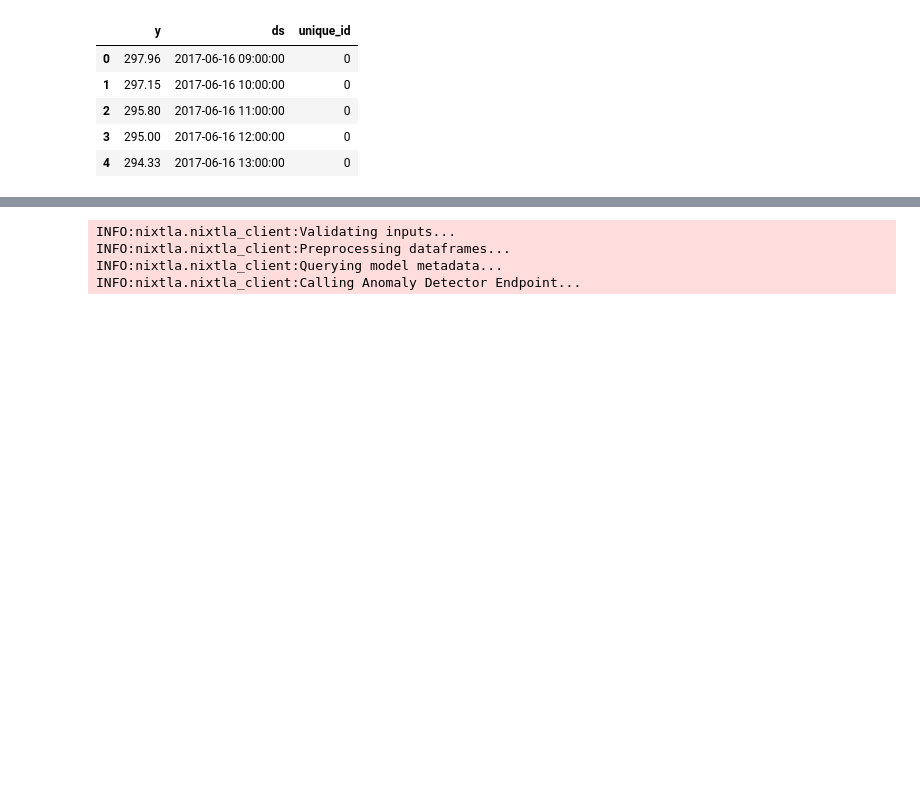
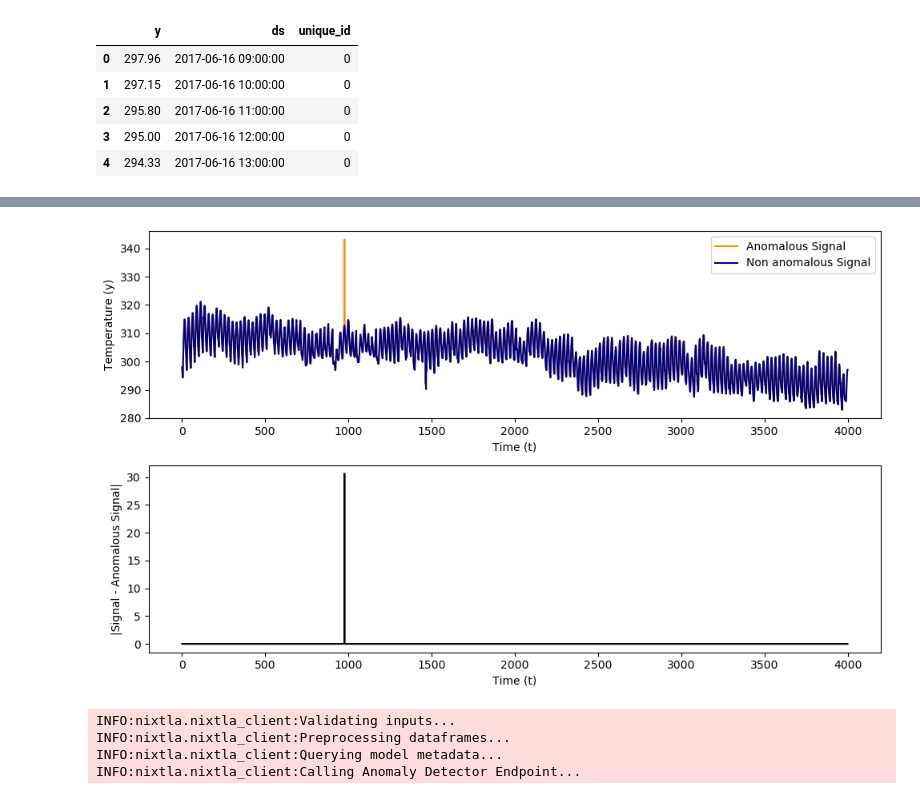
Before and after one commit to PieroPaialungaAI/AnomalyDetectionNixtla, a Jupyter notebook: temp.ipynb, the cells around one changed output, grey strips where cells are left out. Drawn from its saved outputs; the diff is of its cells as text; code cells hidden in the pictures; blank space fills up the shorter version.

Commit message:
Improving plotter function

```diff
--- a/temp.ipynb
+++ b/temp.ipynb
@@ -29,3 +20,13 @@ anomalous_signal = add_anomaly(signal,None,None,50)
+# %%
+from plotter import *
+signal = np.array(preprocessed_data['y'])
+position = None
+threshold = 0.1
+window = 50
+anomalous_signal = add_anomaly(signal = signal, position = position, threshold = threshold, window = window)
+plot_normal_and_anomalous_signal(signal, anomalous_signal)
+# %% [output]
+[figure, added]
 # %%
 import os
 import pandas as pd
```
Also changed, not shown: parts of 2 cells of this notebook, 4 other files.
